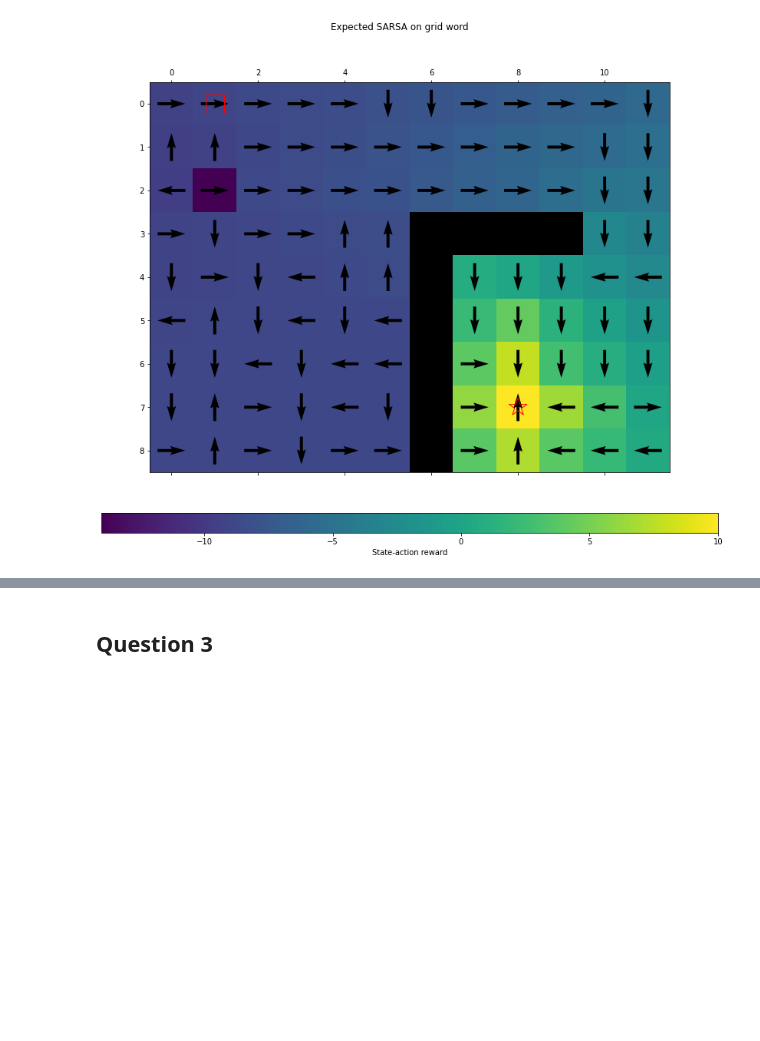
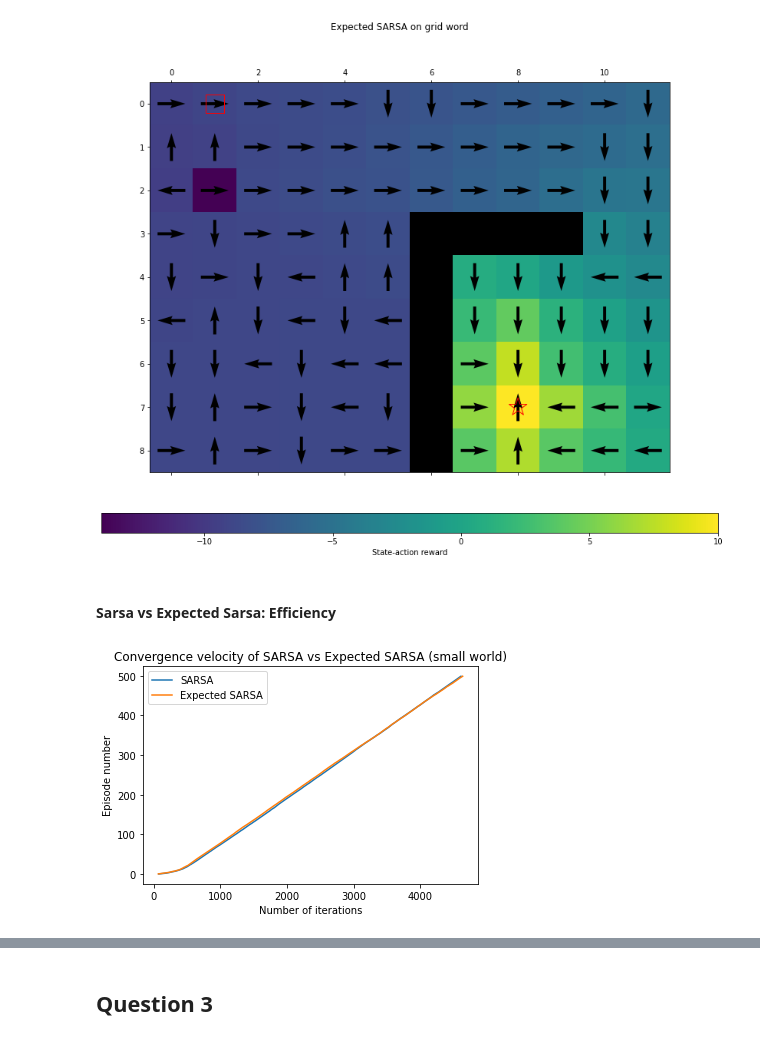
Before and after one commit to AlejandroSantorum/MPhil_MLMI_Cambridge, a Jupyter notebook: MLMI7-Reinforcement_Learning/Practical/code/coursework.ipynb, the cells around one changed output, grey strips where cells are left out. Cells and saved outputs as stored; diff of their text form; code cells hidden in the pictures; blank space fills up the shorter version.

Commit message:
MLMI7 RL - update notebook with efficiency simulations

```diff
--- a/MLMI7-Reinforcement_Learning/Practical/code/coursework.ipynb
+++ b/MLMI7-Reinforcement_Learning/Practical/code/coursework.ipynb
@@ -239,9 +236,42 @@ plt.show()
 [figure]
 # %%
 model = Model(grid_world)
-V, pi, _ = expected_sarsa(model, n_episodes=2000, maxit=200, alpha=0.3)
+V, pi, _, _ = expected_sarsa(model, n_episodes=2000, maxit=200, alpha=0.3)
 plot_vp(model, V, pi)
 plt.suptitle("Expected SARSA on grid word")
 plt.show()
 # %% [output]
 [figure]
+# %% [markdown]
+#### Sarsa vs Expected Sarsa: Efficiency
+# %%
+model = Model(small_world)
+
+n_episodes = 500
+maxit = 100
+alpha = 0.3
+eps = 0.1
+
+sarsa_iters = np.zeros((n_episodes,))
+exp_sarsa_iters = np.zeros((n_episodes,))
+
+NREPS = 5
+
+for i in range(NREPS):
+    _, _, _, cum_iter_sarsa = sarsa(model, n_episodes=n_episodes, maxit=maxit, alpha=alpha, epsilon=eps)
+    _, _, _, cum_iter_exp_sarsa = expected_sarsa(model, n_episodes=n_episodes, maxit=maxit, alpha=alpha, epsilon=eps)
+    sarsa_iters += cum_iter_sarsa
+    exp_sarsa_iters += cum_iter_exp_sarsa
+
+sarsa_iters /= NREPS
+exp_sarsa_iters /= NREPS
+
+plt.plot(sarsa_iters, range(n_episodes), label='SARSA')
+plt.plot(exp_sarsa_iters, range(n_episodes), label='Expected SARSA')
+plt.title("Convergence velocity of SARSA vs Expected SARSA (small world)")
+plt.xlabel("Number of iterations")
+plt.ylabel("Episode number")
+plt.legend()
+plt.show()
+# %% [output]
+[figure, added]
```
Also changed, not shown: parts of 6 cells of this notebook.
